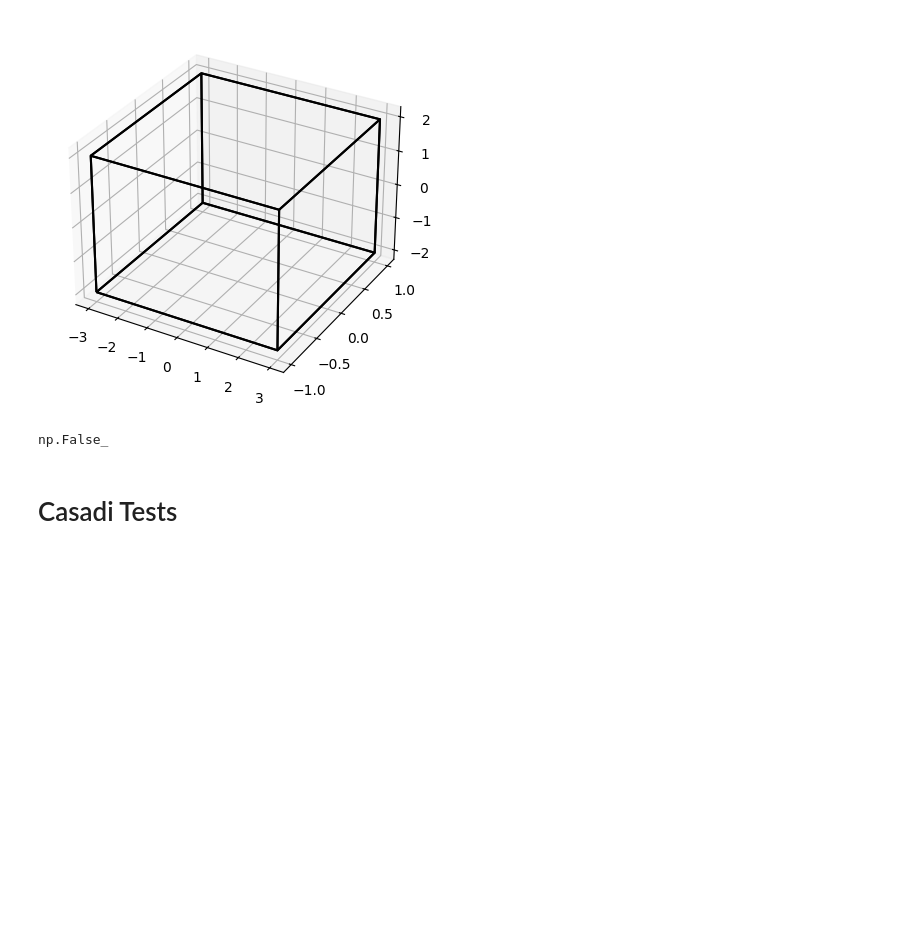
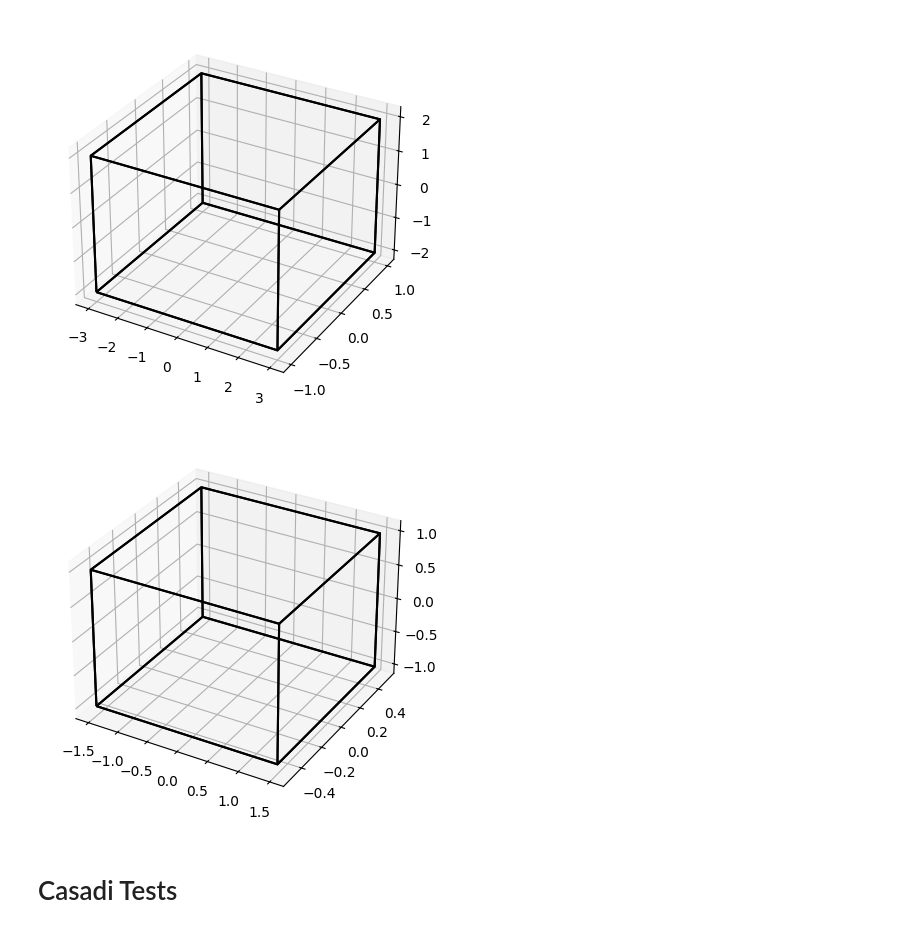
Before and after one commit to Falier0s/polypy-mpc, a Jupyter notebook: TestNotebook.ipynb, the cells around one changed output. Cells and saved outputs as stored; diff of their text form; code cells hidden in the pictures; blank space fills up the shorter version.

```diff
--- a/TestNotebook.ipynb
+++ b/TestNotebook.ipynb
@@ -44,11 +44,14 @@ plt.show()
 # %% [output]
 [figure]
 # %%
-K=np.array([[0, 0, 0], [0, 0, 0]])
+# Check proportional scalebility of sets
 
-K.any()
+sigP = 0.5 * P
+
+ax, _, _ = sigP.plot()
+plt.show()
 # %% [output]
-np.False_
+[figure, added]
 # %% [markdown]
 # Casadi Tests
 # %%
```
Also changed, not shown: parts of 5 cells of this notebook, 3 other files.
